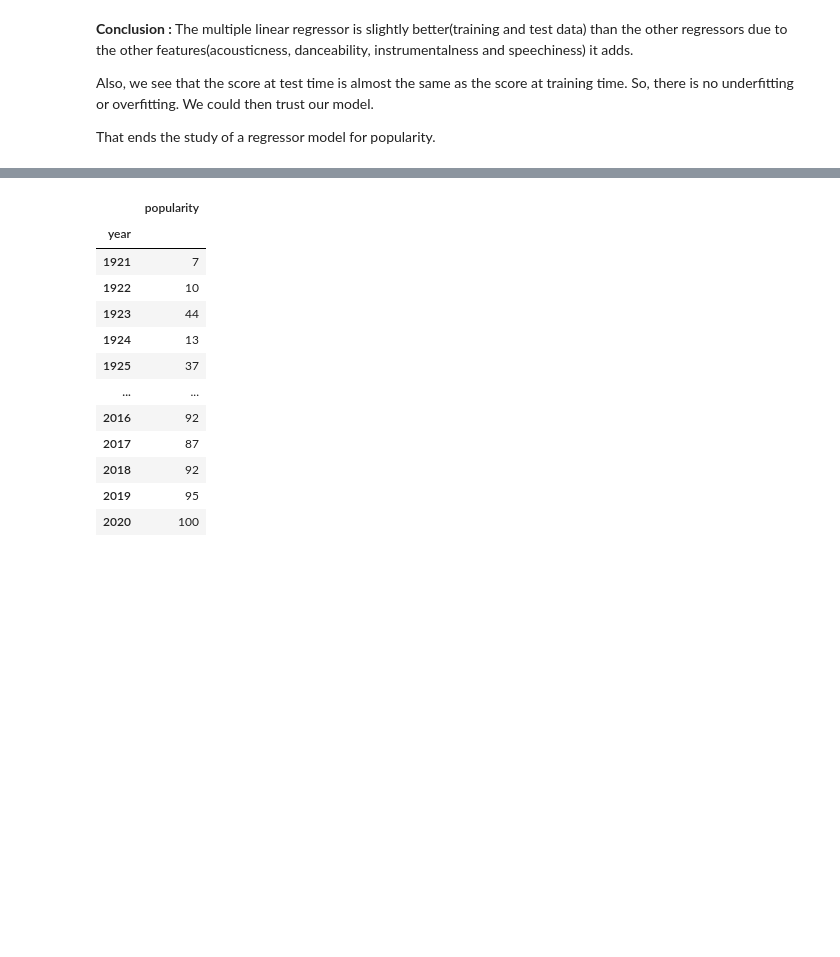
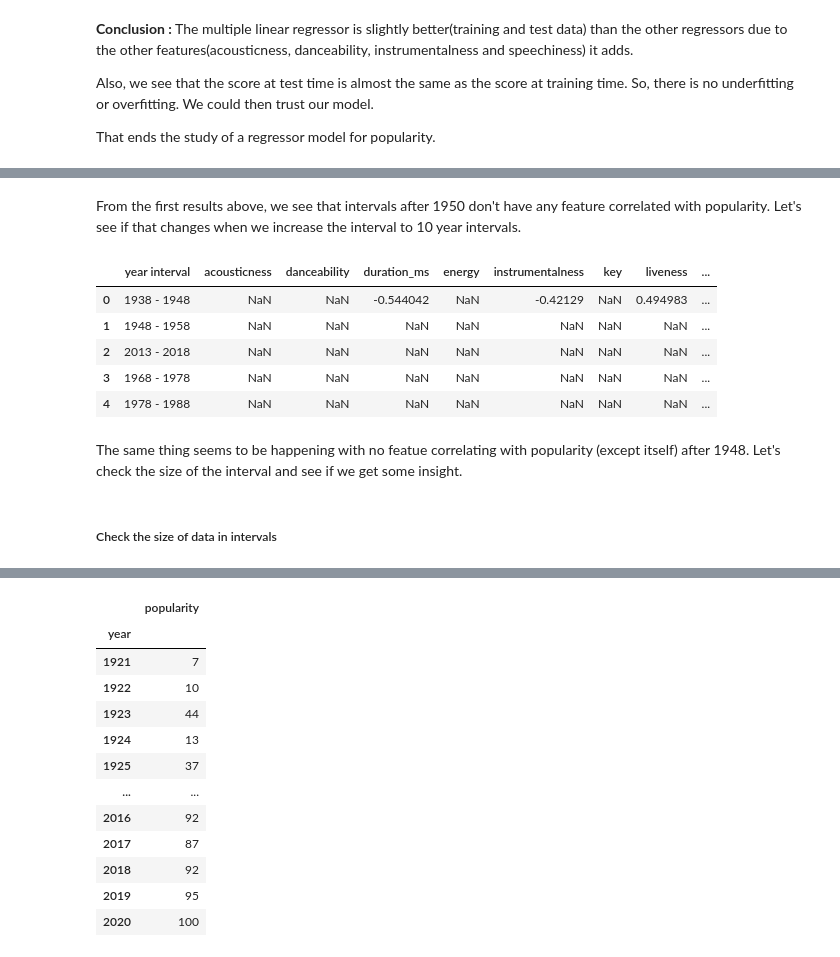
Before and after one commit to Manuela-AYO/DAProject2022, a Jupyter notebook: spotifyAnalysis.ipynb, the cells around one changed output, grey strips where cells are left out. Saved outputs shown, nothing was run; the diff lists cells and outputs as text; code cells hidden in the pictures; blank space fills up the shorter version.

```diff
--- a/spotifyAnalysis.ipynb
+++ b/spotifyAnalysis.ipynb
@@ -1035,0 +1096,49 @@ That ends the study of a regressor model for popularity.
+# %% [markdown]
+From the first results above, we see that intervals after 1950 don't have any feature correlated with popularity. Let's see if that changes when we increase the interval to 10 year intervals.
+# %%
+df_pop = pd.DataFrame(columns = ["year interval", "acousticness", "danceability", "duration_ms",
+                                 "energy", "instrumentalness", "key", "liveness", "loudness", "popularity",
+                                 "speechiness", "tempo", "valence", "year"])
+
+for i in range(1928, 2020, 30):
+    new_interval = cor_df[(X.between(i, i + 10)) & (cor_df['popularity'] > 50)]
+    correlation_scores_10 = new_interval.corr()
+    correlation_scores_10 = correlation_scores_10[(correlation_scores_10.iloc[:, 0: 19] >= 0.4) | (correlation_scores_10.iloc[:, 0: 19] <= -0.4)]
+    pop = correlation_scores_10["popularity"].tolist()
+    if i+ 10 > 2020:
+        title = f'{i} - {i+10}'
+        pop.insert(0, title)
+        df_pop.loc[len(df_pop.index)] = pop
+
+    else:
+        next_interval = cor_df[(X.between(i+10, i+ 20)) & (cor_df['popularity'] > 50)]
+        next_n_interval = cor_df[(X.between(i+20, i+ 30)) & (cor_df['popularity'] > 50)]
+
+        correlation_scores_20 = next_interval.corr()
+        correlation_scores_30 = next_n_interval.corr()
+
+        correlation_scores_20 = correlation_scores_20[(correlation_scores_20.iloc[:, 0: 19] >= 0.4) | (correlation_scores_20.iloc[:, 0: 19] <= -0.4)]
+        correlation_scores_30 = correlation_scores_30[(correlation_scores_30.iloc[:, 0: 19] >= 0.4) | (correlation_scores_30.iloc[:, 0: 19] <= -0.4)]
+
+        pop = correlation_scores_20["popularity"].tolist()
+        pop1 = correlation_scores_30["popularity"].tolist()
+        title = f'{i+10} - {i+20}'
+        title1 = f'{i+20} - {i+30}'
+        pop.insert(0, title)
+        pop1.insert(0, title1)
+        df_pop.loc[len(df_pop.index)] = pop
+        df_pop.loc[len(df_pop.index)] = pop1
+        df_pop.loc[len(df_pop.index)] = pop2
+
+df_pop.head()
+# %% [output]
+|  | year interval | acousticness | danceability | duration_ms | energy | instrumentalness | key | liveness | ... |
+| 0 | 1938 - 1948 | NaN | NaN | -0.544042 | NaN | -0.42129 | NaN | 0.494983 | ... |
+| 1 | 1948 - 1958 | NaN | NaN | NaN | NaN | NaN | NaN | NaN | ... |
+| 2 | 2013 - 2018 | NaN | NaN | NaN | NaN | NaN | NaN | NaN | ... |
+| 3 | 1968 - 1978 | NaN | NaN | NaN | NaN | NaN | NaN | NaN | ... |
+| 4 | 1978 - 1988 | NaN | NaN | NaN | NaN | NaN | NaN | NaN | ... |
+# %% [markdown]
+The same thing seems to be happening with no featue correlating with popularity (except itself) after 1948. Let's check the size of the interval and see if we get some insight.
+# %% [markdown]
+##### Check the size of data in intervals
```
Also changed, not shown: parts of 38 cells of this notebook, 1 other file.
